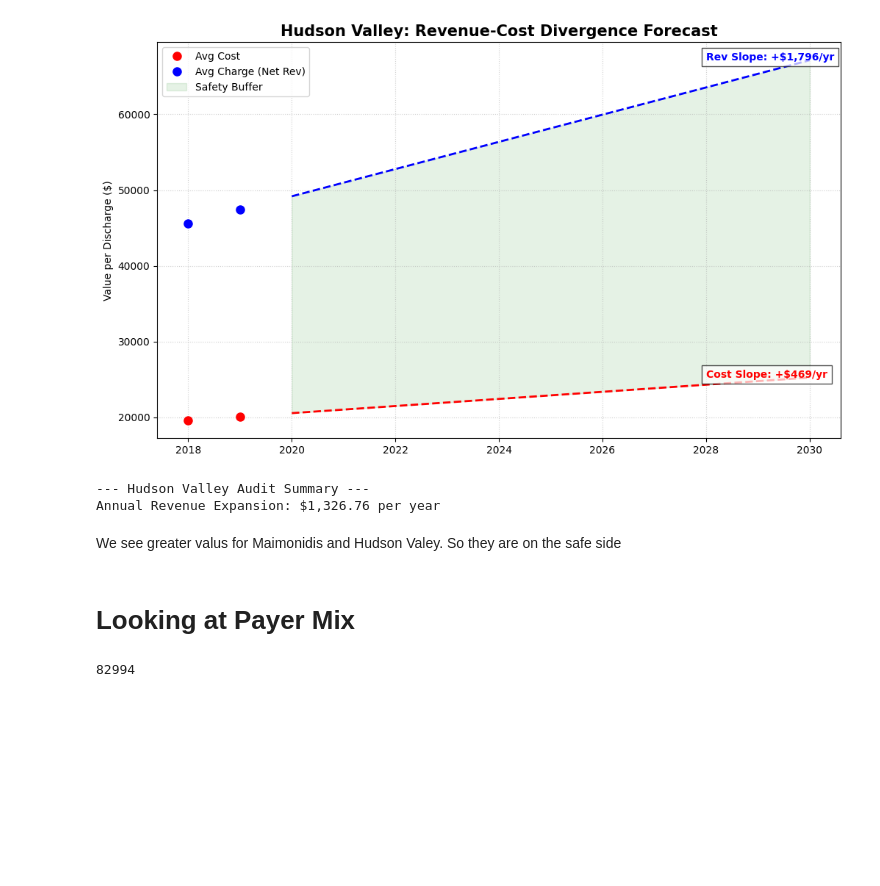
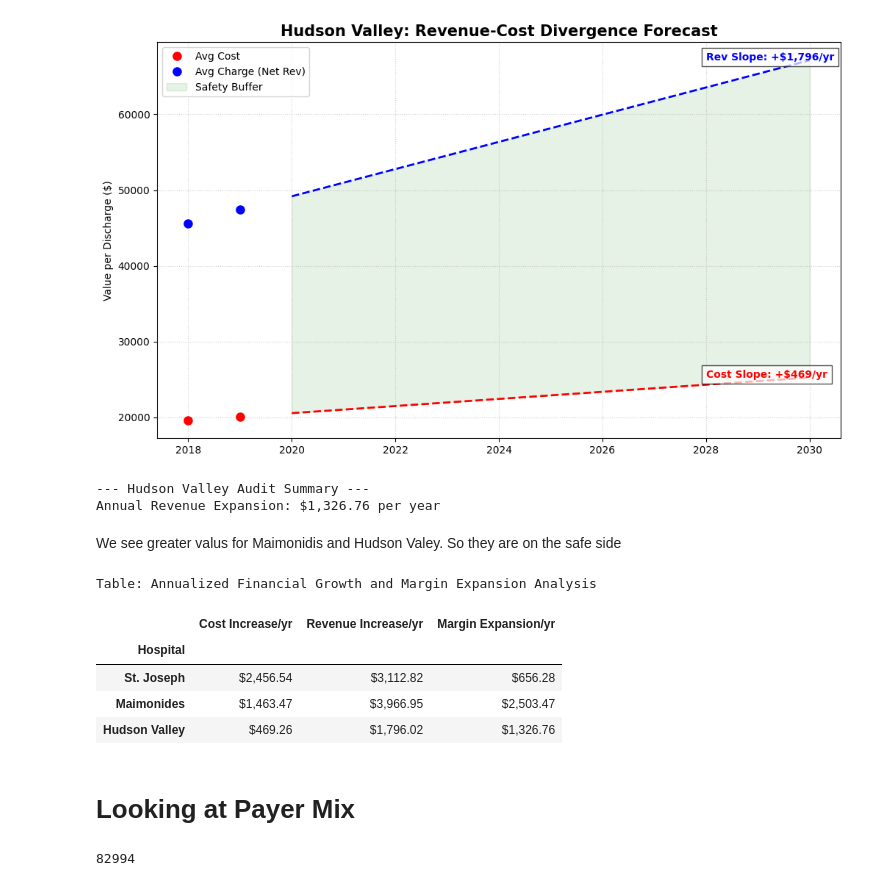
Before and after one commit to kpsalida/HospitalDischarges_Visualization, a Jupyter notebook: viz_eda.ipynb, the cells around one changed output. Saved outputs shown, nothing was run; the diff lists cells and outputs as text; code cells hidden in the pictures; blank space fills up the shorter version.

```diff
--- a/viz_eda.ipynb
+++ b/viz_eda.ipynb
@@ -1335,0 +1347,19 @@ print(analysis)
+# %%
+# 1. Ensure the 'Ratio' column exists in your main dataframe
+# Your model was trained on 'CCR', so we ensure we use that exact feature
+df['Ratio'] = df['CCR']
+
+# 2. Apply the 'Transfer Learning'
+# We use .predict() instead of .fit_predict().
+# This uses Maimonides' boundaries to label everyone else.
+df['Kmeans'] = kmeans.predict(df[['Ratio']])
+
+# 3. Verify the Distribution for St. Joseph vs Maimonides
+# This shows if other hospitals even HAVE 'Group 2' patients
+comparison = df.groupby(['Facility Name', 'Payment Type', 'Kmeans']).size().unstack(fill_value=0)
+
+print("--- Benchmark Transfer Results (Sample) ---")
+print(comparison.head(10))
+
+# 4. Save to CSV for your thesis appendix
+# df.to_csv("Hospital_Audit_with_Benchmark.csv", index=False)
@@ -1532,6 +1554,51 @@ Annual Revenue Expansion: $2,503.47 per year
 Annual Revenue Expansion: $1,326.76 per year
 # %% [markdown]
 We see greater valus for Maimonidis and Hudson Valey. So they are on the safe side
+# %%
+#gather all results
+# List of hospitals to audit
+hospitals = ["St. Joseph", "Maimonides", "Hudson Valley"]
+audit_results = []
+
+for hospital in hospitals:
+    # Filter and aggregate
+    h_df = df[df['Facility Name'].str.contains(hospital, na=False)].copy()
+    h_annual = h_df.groupby('Year').agg({
+        'Total Costs': 'mean',
+        'Total Charges': 'mean'
+    }).reset_index()
+
+    # Prepare Regression
+    X = h_annual['Year'].values.reshape(-1, 1)
+
+    # Calculate Slopes (Increase per Year)
+    cost_slope = LinearRegression().fit(X, h_annual['Total Costs']).coef_[0]
+    rev_slope = LinearRegression().fit(X, h_annual['Total Charges']).coef_[0]
+
+    # Append to results
+    audit_results.append({
+        'Hospital': hospital,
+        'Cost Increase/yr': cost_slope,
+        'Revenue Increase/yr': rev_slope,
+        'Margin Expansion/yr': rev_slope - cost_slope
+    })
+
+# Create the Final Summary Table
+summary_table = pd.DataFrame(audit_results).set_index('Hospital')
+
+# Apply Professional Formatting for your Thesis
+styled_summary = summary_table.style.format("${:,.2f}") \
+    .background_gradient(cmap='RdYlGn', subset=['Margin Expansion/yr']) \
+    .set_caption("Table: Annualized Financial Growth and Margin Expansion Analysis")
+
+styled_summary
+# %% [output]
+Table: Annualized Financial Growth and Margin Expansion Analysis
+|  | Cost Increase/yr | Revenue Increase/yr | Margin Expansion/yr |
+| Hospital |  |  |  |
+| St. Joseph | $2,456.54 | $3,112.82 | $656.28 |
+| Maimonides | $1,463.47 | $3,966.95 | $2,503.47 |
+| Hudson Valley | $469.26 | $1,796.02 | $1,326.76 |
 # %% [markdown]
 # Looking at Payer Mix
 # %%
```
Also changed, not shown: parts of 28 cells of this notebook.
